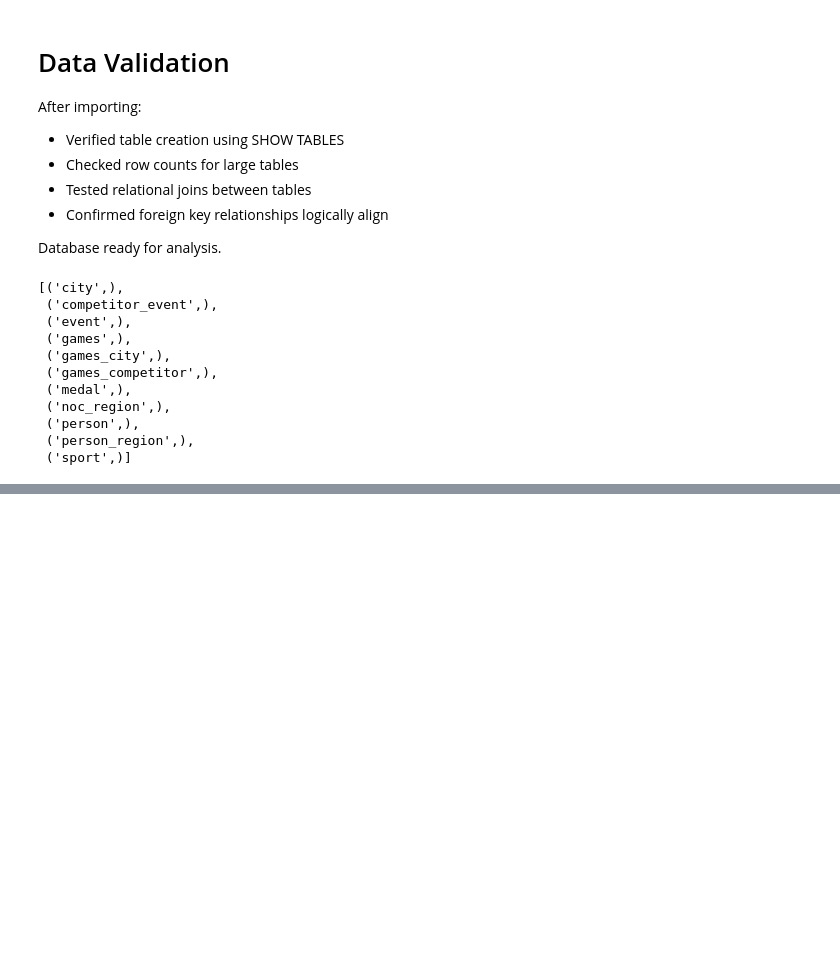
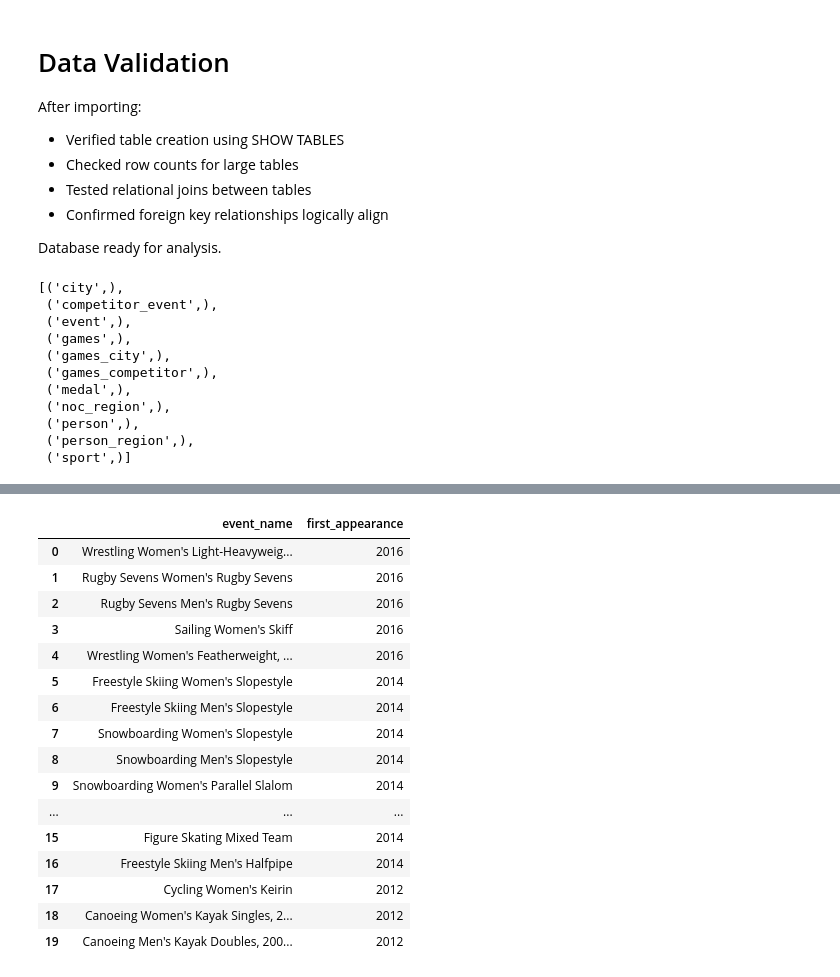
Before and after one commit to Hanish-DotCom/sports-analysis, a Jupyter notebook: notebooks/sports_analysis.ipynb, the cells around one changed output, grey strips where cells are left out. Cells and saved outputs as stored; diff of their text form; code cells hidden in the pictures; blank space fills up the shorter version.

```diff
--- a/notebooks/sports_analysis.ipynb
+++ b/notebooks/sports_analysis.ipynb
@@ -98,0 +336,33 @@ connection.execute("SHOW TABLES").fetchall()
+# %%
+# Question 8: Newly Introduced Events in Recent Olympic editions
+
+connection.execute("""
+SELECT
+    e.event_name,
+    MIN(g.games_year) AS first_appearance
+FROM competitor_event ce
+JOIN event e ON ce.event_id = e.id
+JOIN games_competitor gc ON ce.competitor_id = gc.id
+JOIN games g ON gc.games_id = g.id
+GROUP BY e.event_name
+ORDER BY first_appearance DESC
+LIMIT 20;
+""").df()
+# %% [output]
+|  | event_name | first_appearance |
+| 0 | Wrestling Women's Light-Heavyweig... | 2016 |
+| 1 | Rugby Sevens Women's Rugby Sevens | 2016 |
+| 2 | Rugby Sevens Men's Rugby Sevens | 2016 |
+| 3 | Sailing Women's Skiff | 2016 |
+| 4 | Wrestling Women's Featherweight, ... | 2016 |
+| 5 | Freestyle Skiing Women's Slopestyle | 2014 |
+| 6 | Freestyle Skiing Men's Slopestyle | 2014 |
+| 7 | Snowboarding Women's Slopestyle | 2014 |
+| 8 | Snowboarding Men's Slopestyle | 2014 |
+| 9 | Snowboarding Women's Parallel Slalom | 2014 |
+| ... | ... | ... |
+| 15 | Figure Skating Mixed Team | 2014 |
+| 16 | Freestyle Skiing Men's Halfpipe | 2014 |
+| 17 | Cycling Women's Keirin | 2012 |
+| 18 | Canoeing Women's Kayak Singles, 2... | 2012 |
+| 19 | Canoeing Men's Kayak Doubles, 200... | 2012 |
```
Also changed, not shown: parts of 16 cells of this notebook.
